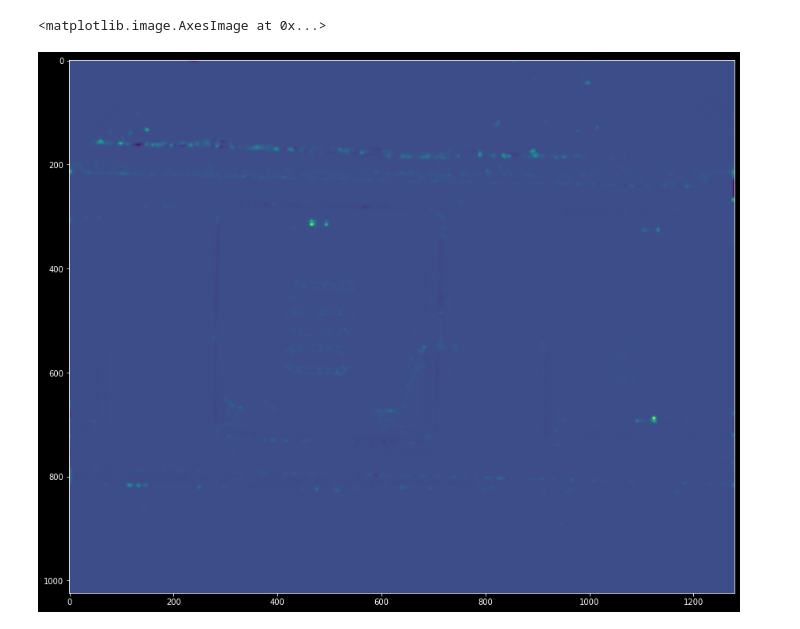
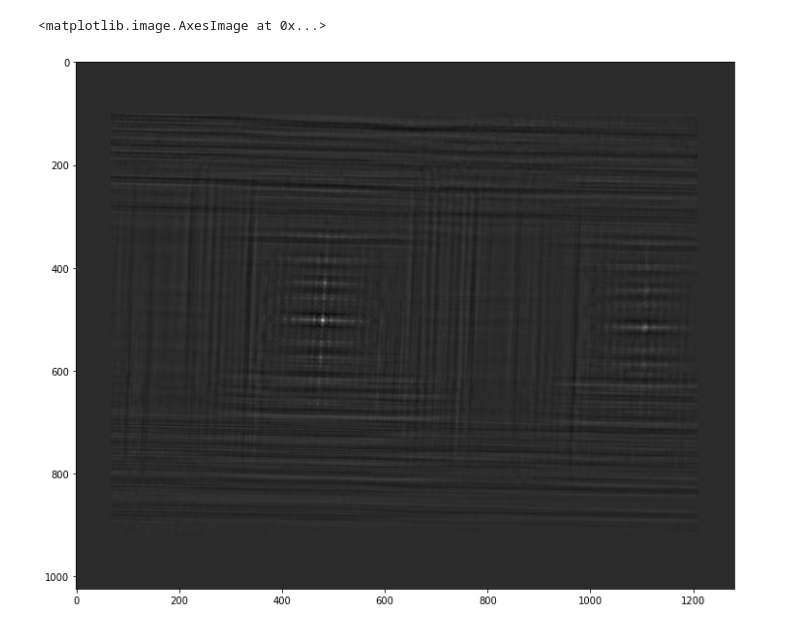
Before and after one commit to randy8642/ImageProcessing_HW3_TemplateMatching, a Jupyter notebook: main.ipynb, the cells around one changed output. Saved outputs shown, nothing was run; the diff lists cells and outputs as text; code cells hidden in the pictures.

```diff
--- a/main.ipynb
+++ b/main.ipynb
@@ -146,6 +105,24 @@ R = detM - k * traceM ** 2
+# %%
+p = np.empty([*template.shape, 2], dtype=np.int32)
+p_center = np.array(template.shape)//2
+for x, y in itertools.product(range(template.shape[0]), range(template.shape[1])):
+    p[x, y, :] = [x, y]
+p = p - p_center
+# %%
+e = np.empty([*img.shape, 2])
+e[:, :, 0] = convolve2d(img, Sx, mode='same', boundary='fill', fillvalue=0)
+e[:, :, 1] = convolve2d(img, Sy, mode='same', boundary='fill', fillvalue=0)
+# %%
+d = d[featureMap]
+p = p[featureMap]
+# %%
+res = np.zeros(img.shape)
+for qx, qy in itertools.product(range(-p[:, 0].min(), img.shape[0] - p[:, 0].max()), range(-p[:, 1].min(), img.shape[1] - p[:, 1].max())):
+    c = p + [qx, qy]
+    res[qx, qy] = np.mean(e[c[:, 0], c[:, 1]] * d)
 # %%
-plt.figure(figsize=(15, 15))
-plt.imshow(R)
+plt.figure(figsize=(20, 10))
+plt.imshow(res, cmap='gray')
 # %% [output]
 <matplotlib.image.AxesImage at 0x...>
-[figure, old version]
+[figure, new version]
```
Also changed, not shown: parts of 23 cells of this notebook, 2 other files.
